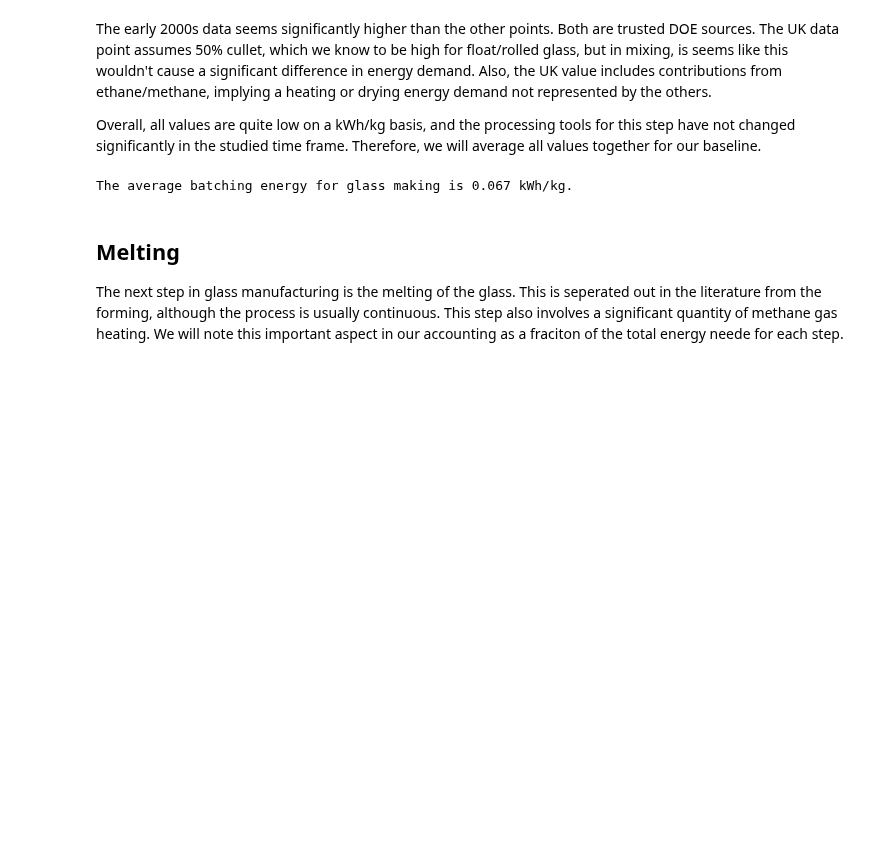
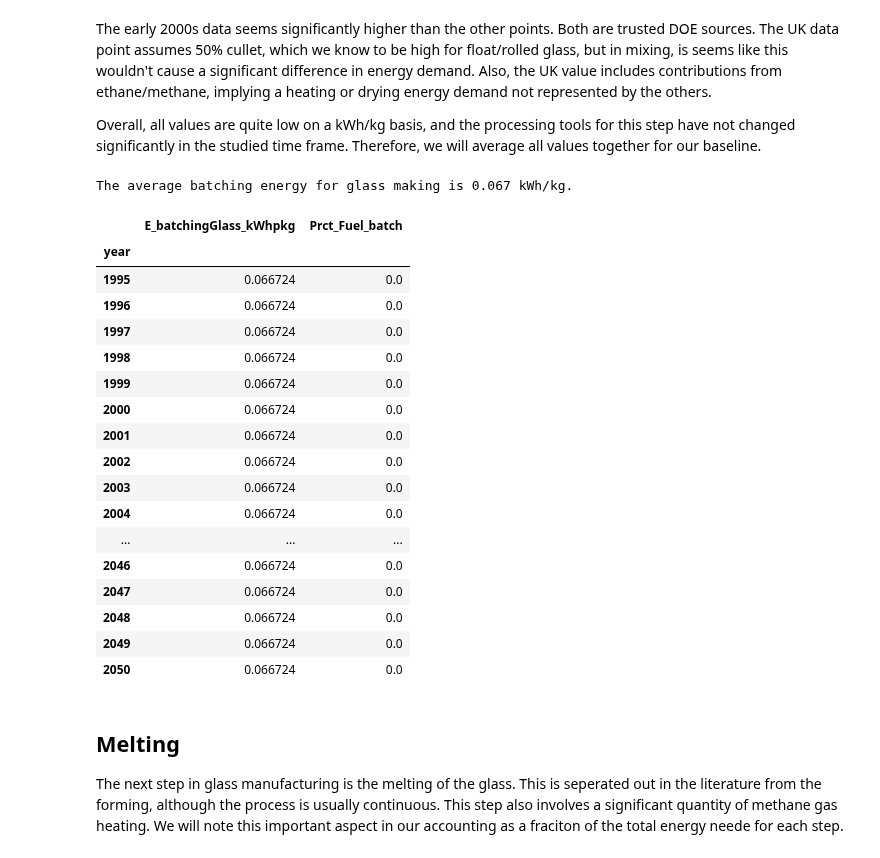
Before and after one commit to NREL/PV_ICE, a Jupyter notebook: docs/tutorials/baseline development documentation/(baseline development) Energy Glass Batch Prep - Post Forming.ipynb, the cells around one changed output. Cells and saved outputs as stored; diff of their text form; code cells hidden in the pictures; blank space fills up the shorter version.

```diff
--- a/docs/tutorials/baseline development documentation/(baseline development) Energy Glass Batch Prep - Post Forming.ipynb
+++ b/docs/tutorials/baseline development documentation/(baseline development) Energy Glass Batch Prep - Post Forming.ipynb
@@ -46,6 +46,31 @@ avg_batch_e = e_batchglass_raw.iloc[:,0].mean()
 print('The average batching energy for glass making is '+str(round(avg_batch_e,3)) + ' kWh/kg.')
 # %% [output]
 The average batching energy for glass making is 0.067 kWh/kg.
+# %%
+e_batchglass_trim = e_batchglass_raw.loc[1995:,['E_batchingGlass_kWhpkg','Prct_Fuel_batch']]
+# %%
+e_batchglass_trim['E_batchingGlass_kWhpkg']=avg_batch_e
+e_batchglass_trim['Prct_Fuel_batch']=0.0
+e_batchglass_trim
+# %% [output]
+|  | E_batchingGlass_kWhpkg | Prct_Fuel_batch |
+| year |  |  |
+| 1995 | 0.066724 | 0.0 |
+| 1996 | 0.066724 | 0.0 |
+| 1997 | 0.066724 | 0.0 |
+| 1998 | 0.066724 | 0.0 |
+| 1999 | 0.066724 | 0.0 |
+| 2000 | 0.066724 | 0.0 |
+| 2001 | 0.066724 | 0.0 |
+| 2002 | 0.066724 | 0.0 |
+| 2003 | 0.066724 | 0.0 |
+| 2004 | 0.066724 | 0.0 |
+| ... | ... | ... |
+| 2046 | 0.066724 | 0.0 |
+| 2047 | 0.066724 | 0.0 |
+| 2048 | 0.066724 | 0.0 |
+| 2049 | 0.066724 | 0.0 |
+| 2050 | 0.066724 | 0.0 |
 # %% [markdown]
 ## Melting
 
```
Also changed, not shown: parts of 16 cells of this notebook, 8 other files.
